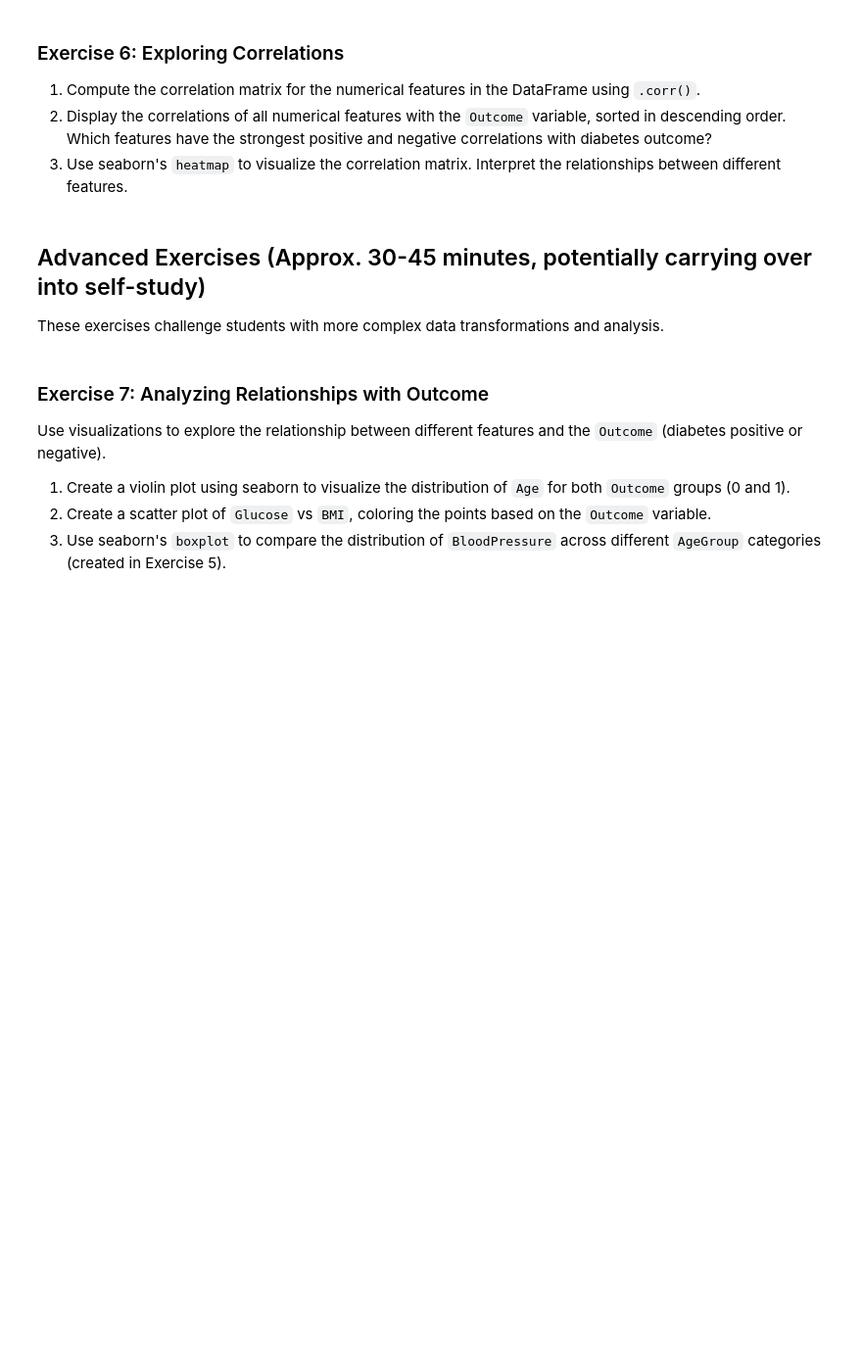
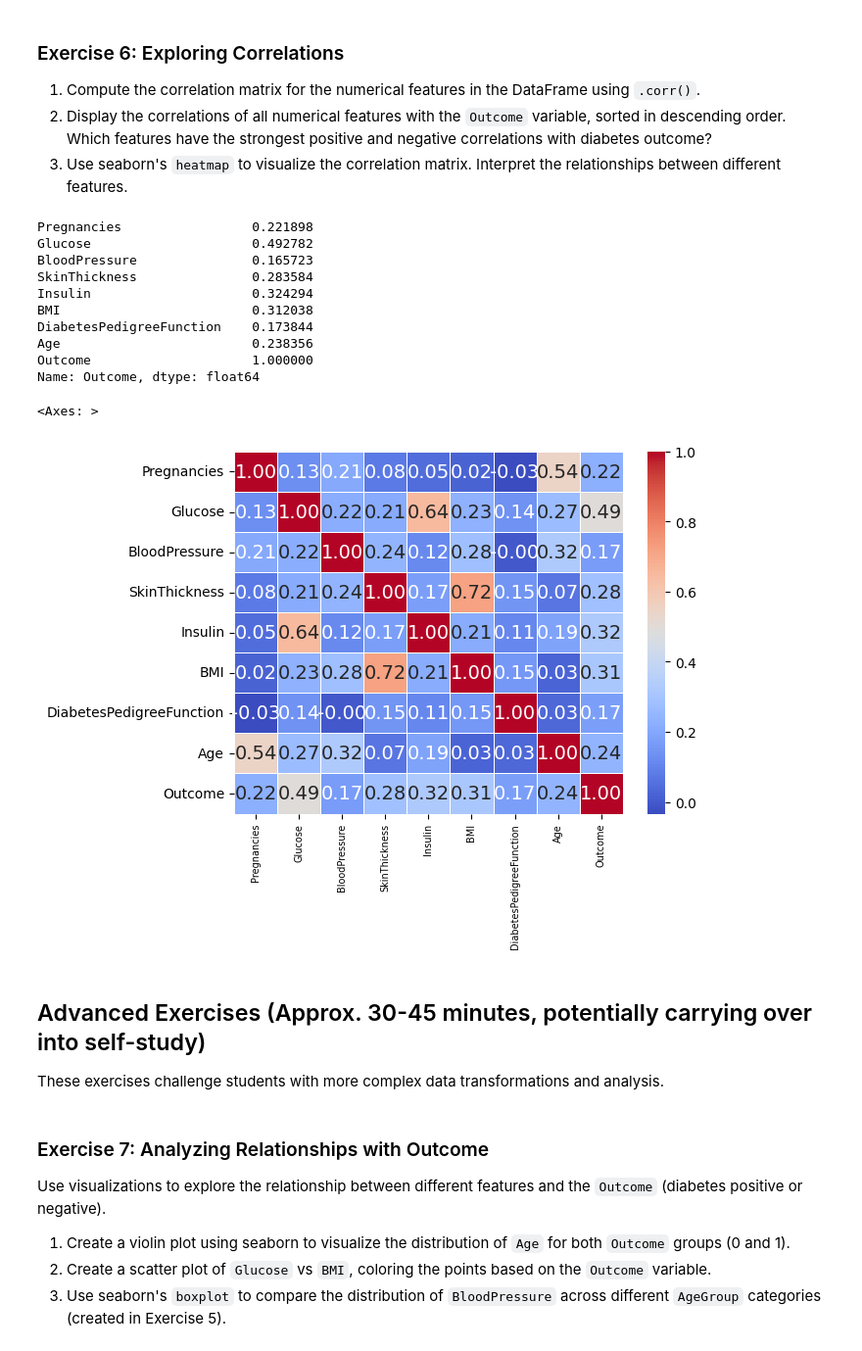
Before and after one commit to fredsimoes78/ml-intro-course-spring2025, a Jupyter notebook: sessions/session_2/eda_exercise_diabetes.ipynb, the cells around one changed output. Shown at 98% size. Drawn from its saved outputs; the diff is of its cells as text; code cells hidden in the pictures; blank space fills up the shorter version.

```diff
--- a/sessions/session_2/eda_exercise_diabetes.ipynb
+++ b/sessions/session_2/eda_exercise_diabetes.ipynb
@@ -432,0 +457,18 @@ Create a new categorical feature based on the `Age` column.
+# %%
+# Your code for Exercise 5.1, 5.2, and 5.3
+
+diabetes_pp3 = diabetes_pp2.copy()
+
+age_bins = ['0-20','21-30','31-40','41-50','51+']
+bin_edges = [0,20.5,30.5,40.5,50.5, 90]
+
+pd_series = pd.cut( diabetes_pp3['Age'], bins = bin_edges, labels = age_bins)
+diabetes_pp3['AgeGroup'] = pd_series
+
+#reorder
+cols = list(diabetes_pp3.columns)
+cols[-2], cols[-1] = cols[-1], cols[-2]  # swap last two
+diabetes_pp3 = diabetes_pp3[cols]  # reorder columns
+
+diabetes_pp3.head()
+diabetes_pp3['AgeGroup'].value_counts()
@@ -445,3 +489,30 @@ Create a new categorical feature based on the `Age` column.
+# %%
+# Your code for Exercise 6.1
+
+#See correlations first
+corr_matrix = diabetes_pp3.corr(numeric_only=True)
+#print(corr_matrix)
+print(corr_matrix['Outcome'])
+
+#from pandas.plotting import scatter_matrix
+#scatter_matrix(diabetes_pp3, figsize=(25, 20))
+#plt.show()
+
+import seaborn as sns
+sns.heatmap(corr_matrix, annot=True, cmap='coolwarm', fmt=".2f", linewidths=0.5)
+# %% [output]
+Pregnancies                 0.221898
+Glucose                     0.492782
+BloodPressure               0.165723
+SkinThickness               0.283584
+Insulin                     0.324294
+BMI                         0.312038
+DiabetesPedigreeFunction    0.173844
+Age                         0.238356
+Outcome                     1.000000
+Name: Outcome, dtype: float64
+<Axes: >
+[figure, added]
 # %% [markdown]
 ## Advanced Exercises (Approx. 30-45 minutes, potentially carrying over into self-study)
 
```
Also changed, not shown: parts of 10 cells of this notebook, 1 other file.
